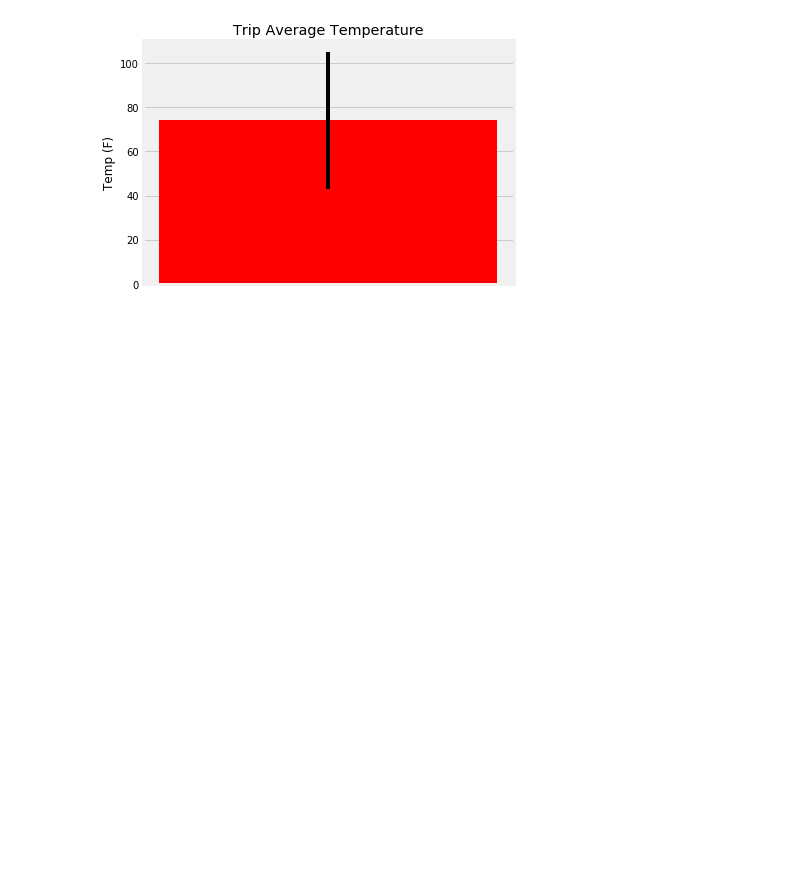
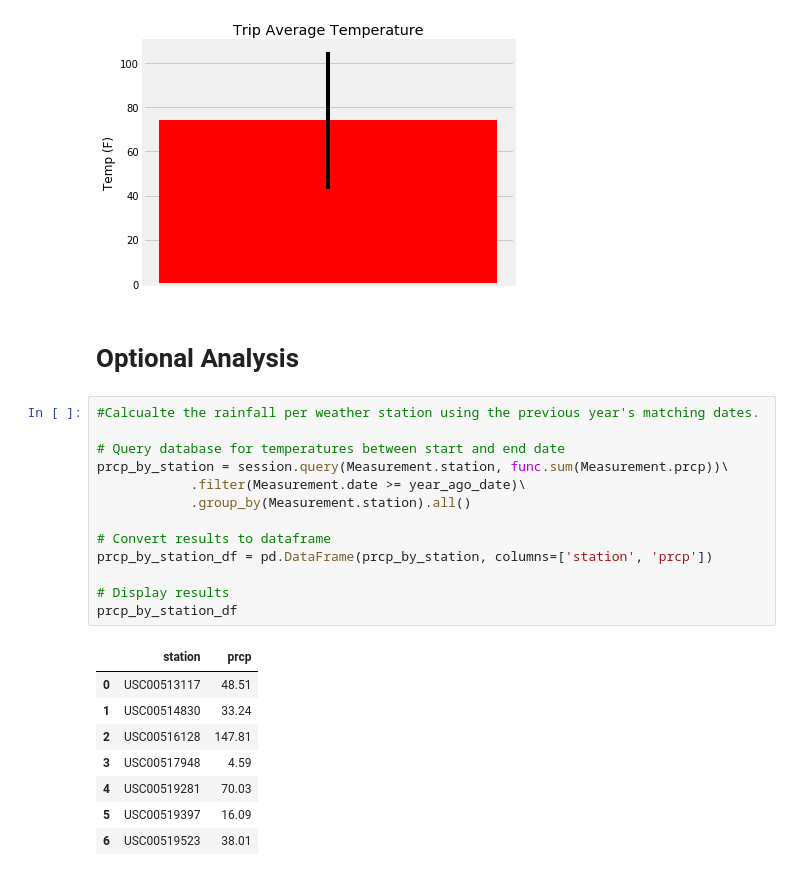
Before and after one commit to spencerrand/Climate-App, a Jupyter notebook: climate_analysis.ipynb, the cells around one changed output. Cells and saved outputs as stored; diff of their text form; blank space fills up the shorter version.

```diff
--- a/climate_analysis.ipynb
+++ b/climate_analysis.ipynb
@@ -162,3 +162,27 @@ plt.tight_layout()
 plt.show()
 # %% [output]
 [figure]
+# %% [markdown]
+<h1>Optional Analysis</h1>
+# %%
+#Calcualte the rainfall per weather station using the previous year's matching dates.
+
+# Query database for temperatures between start and end date
+prcp_by_station = session.query(Measurement.station, func.sum(Measurement.prcp))\
+            .filter(Measurement.date >= year_ago_date)\
+            .group_by(Measurement.station).all()
+
+# Convert results to dataframe
+prcp_by_station_df = pd.DataFrame(prcp_by_station, columns=['station', 'prcp'])
+
+# Display results
+prcp_by_station_df
+# %% [output]
+|  | station | prcp |
+| 0 | USC00513117 | 48.51 |
+| 1 | USC00514830 | 33.24 |
+| 2 | USC00516128 | 147.81 |
+| 3 | USC00517948 | 4.59 |
+| 4 | USC00519281 | 70.03 |
+| 5 | USC00519397 | 16.09 |
+| 6 | USC00519523 | 38.01 |
```
Also changed, not shown: parts of 1 cell of this notebook.
